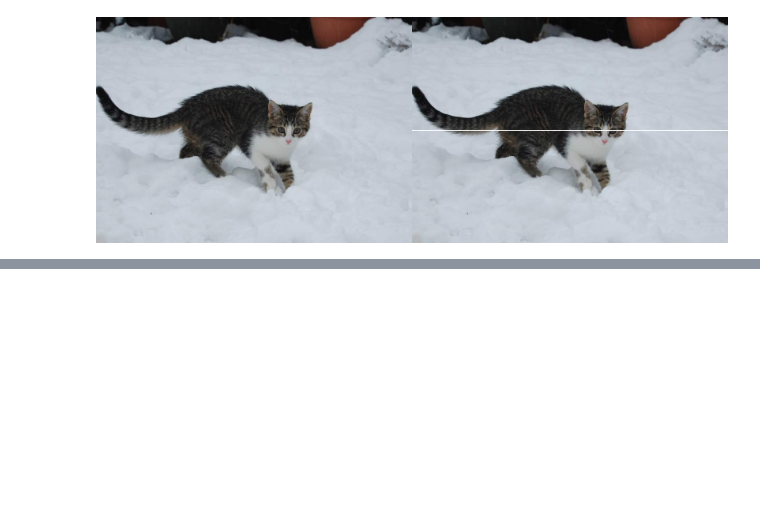
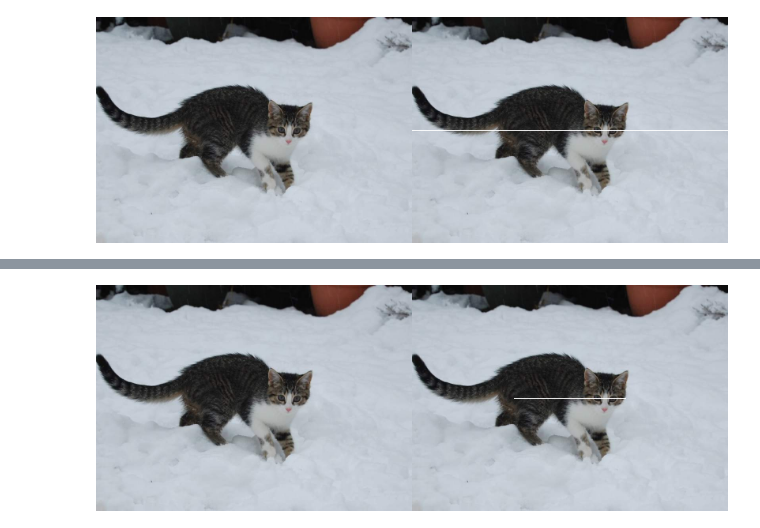
Before and after one commit to MikoFahreza/PCVK_Ganjil_2023, a Jupyter notebook: Week1.ipynb, the cells around one changed output, grey strips where cells are left out. Saved outputs shown, nothing was run; the diff lists cells and outputs as text; code cells hidden in the pictures; blank space fills up the shorter version.

```diff
--- a/Week1.ipynb
+++ b/Week1.ipynb
@@ -49,0 +81,19 @@ cv2_imshow(final_frame)
+# %%
+image_2 = cv.cvtColor(image, cv.COLOR_BGR2RGB)
+image_3 = cv.cvtColor(image, cv.COLOR_BGR2RGB)
+
+tinggi, lebar, _ = image.shape
+panjang_garis = tinggi // 2
+
+posisi_awal = (lebar // 2) - (panjang_garis // 2)
+posisi_akhir = (lebar // 2) + (panjang_garis // 2)
+
+#membuat garis horizontal berwarna putih di bagian tengah gambar dengan panjang tertentu
+for y in range(posisi_awal, posisi_akhir):
+    image_3[int(tinggi / 2), y] = [255, 255, 255]
+
+
+final_frame = cv.hconcat((image_2, image_3))
+cv2_imshow(final_frame)
+# %% [output]
+[figure, added]
```
Also changed, not shown: parts of 2 cells of this notebook.
